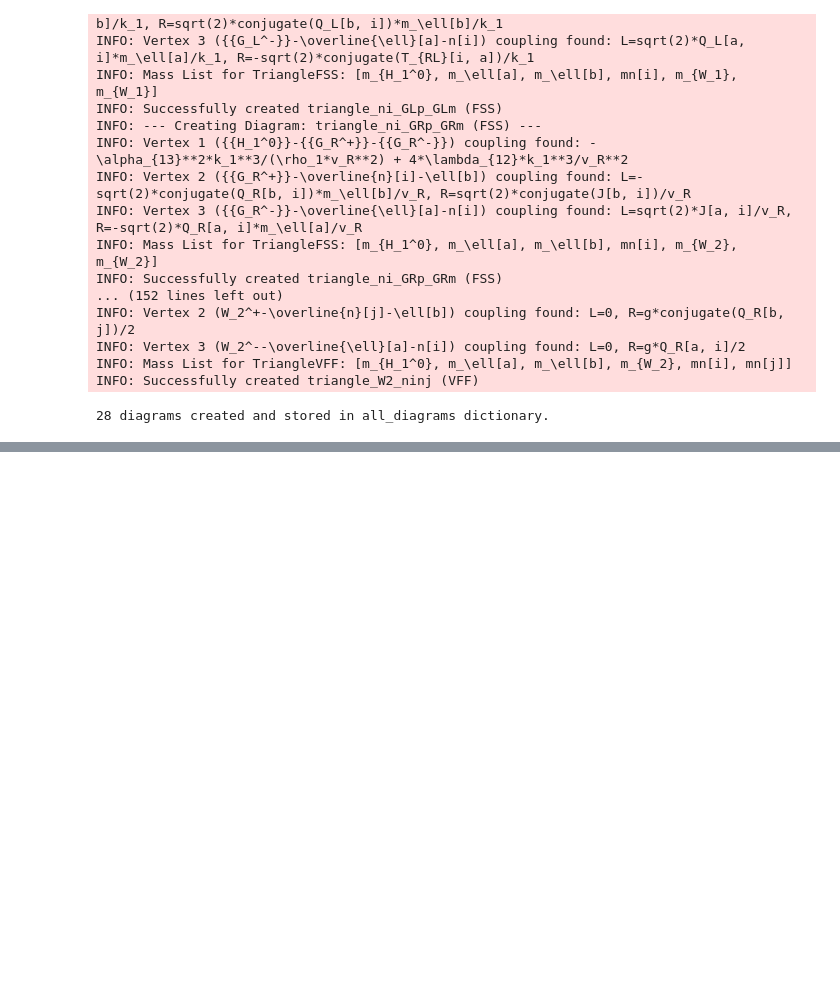
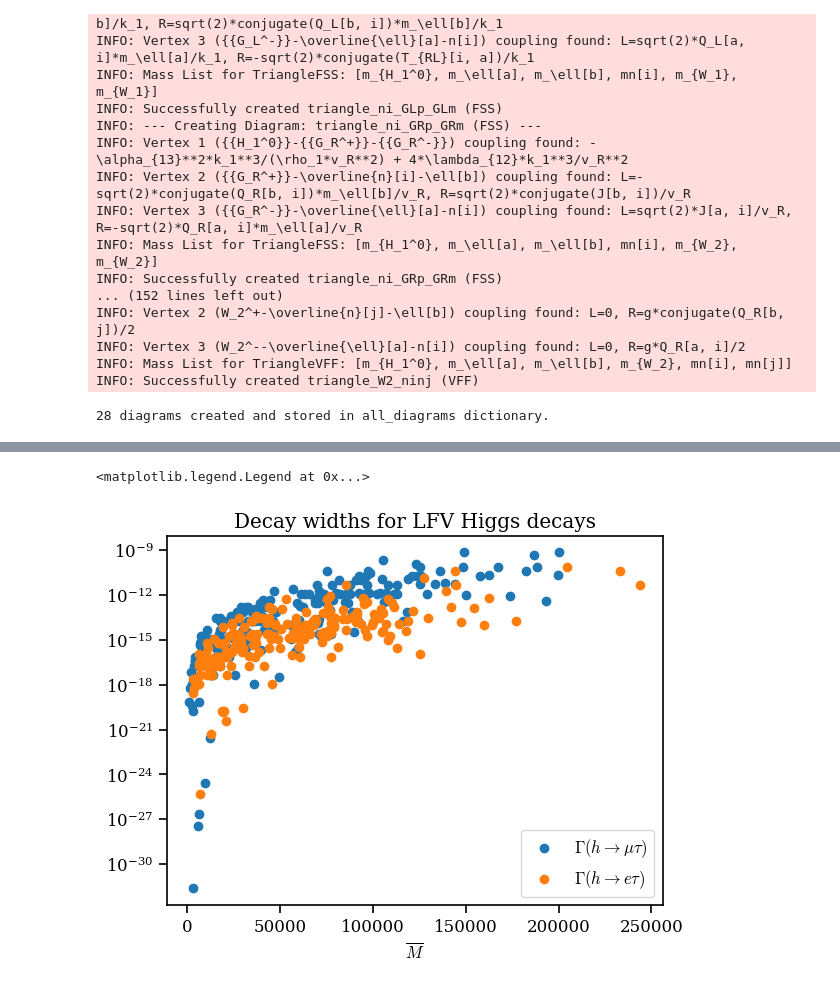
Before and after one commit to moiseszeleny/LRSM-with-Spheno, a Jupyter notebook: sympy_calculations/LFV decays DLRSM/plot_lfvhd.ipynb, the cells around one changed output, grey strips where cells are left out. Cells and saved outputs as stored; diff of their text form; code cells hidden in the pictures; blank space fills up the shorter version.

```diff
--- a/sympy_calculations/LFV decays DLRSM/plot_lfvhd.ipynb
+++ b/sympy_calculations/LFV decays DLRSM/plot_lfvhd.ipynb
@@ -183,2 +324,24 @@ plt.legend()
 # %%
 from LFVXD.Hdecay_diagrams_v2 import calculate_decay_width, calculate_branching_ratio
+# %%
+Hwidth_results_mutau = [
+    calculate_decay_width(AL, AR, mH10_val, ml_vals[1], ml_vals[2])
+    for AL, AR in zip(AL_results_mutau, AR_results_mutau)
+]
+Hwidth_results_etau = [
+    calculate_decay_width(AL, AR, mH10_val, ml_vals[0], ml_vals[2])
+    for AL, AR in zip(AL_results_etau, AR_results_etau)
+]
+
+plt.figure()
+plt.scatter(M_average_mutau, Hwidth_results_mutau, label=r'$\Gamma(h \to \mu \tau)$')
+plt.scatter(M_average_etau, Hwidth_results_etau, label=r'$\Gamma(h \to e \tau)$')
+plt.title('Decay widths for LFV Higgs decays')
+plt.xlabel(r'$\overline{M}$')
+#plt.ylabel('$\Gamma$')
+#plt.xscale('log')
+plt.yscale('log')
+plt.legend()
+# %% [output]
+<matplotlib.legend.Legend at 0x...>
+[figure, added]
```
Also changed, not shown: parts of 38 cells of this notebook, 40 other files.
